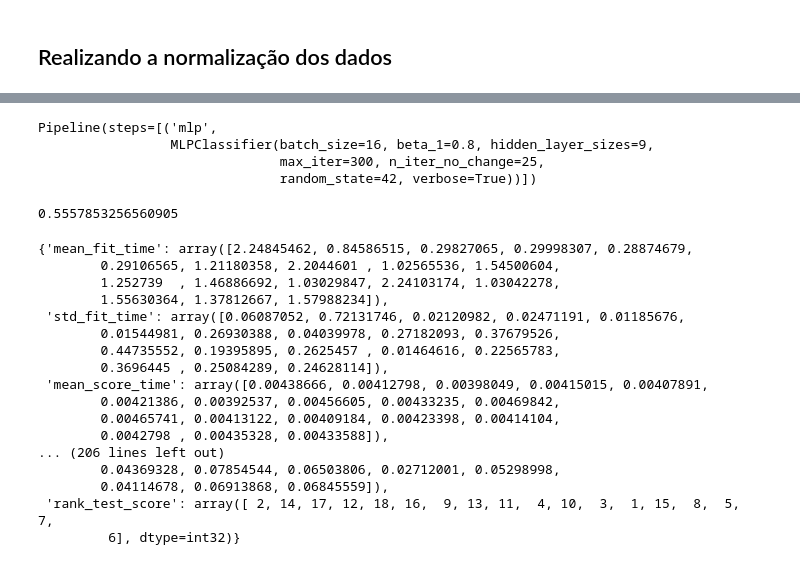
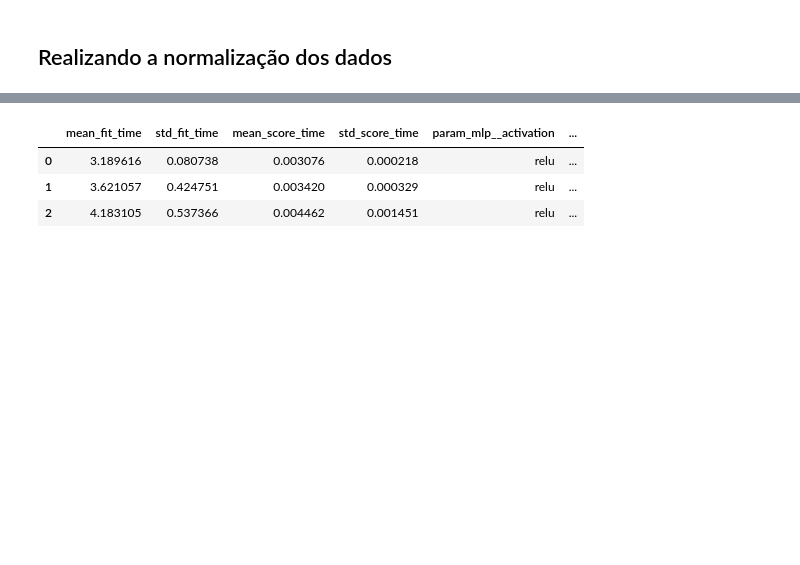
Before and after one commit to jo-alves01/rna-aa3, a Jupyter notebook: rna_mhr.ipynb, the cells around one changed output, grey strips where cells are left out. Saved outputs shown, nothing was run; the diff lists cells and outputs as text; code cells hidden in the pictures; blank space fills up the shorter version.

```diff
--- a/rna_mhr.ipynb
+++ b/rna_mhr.ipynb
@@ -255,8 +234,11 @@ X_norm.head()
 X_train, X_test, y_train, y_test = train_test_split(
     X, y, test_size=0.3, random_state=42
 )
+
+X_train_norm = (X_train - X_train.min(axis=0))/(X_train.max(axis=0) - X_train.min(axis=0))
+X_test_norm = (X_test - X_test.min(axis=0))/(X_test.max(axis=0) - X_test.min(axis=0))
 # %%
-mlp = MLPClassifier( activation='relu', solver='adam', learning_rate_init=0.001, max_iter=300,verbose=True, random_state=42)
+mlp = MLPClassifier( activation='relu', solver='adam', learning_rate_init=0.001, max_iter=300,verbose=False, random_state=42)
 # %%
 pipe = Pipeline([('mlp', mlp)])
 param_grid = {
@@ -268,7 +250,7 @@ param_grid = {
     'mlp__beta_2': [0.999, 0.95, 0.9],
     'mlp__n_iter_no_change': [25],
 }
-grid = GridSearchCV(pipe, param_grid=param_grid, scoring='f1_micro')
+grid = GridSearchCV(pipe, param_grid=param_grid, scoring='recall_micro')
 # %%
-grid.fit(X_train,y_train)
+grid.fit(X_train_norm,y_train)
 # %% [output]
@@ -303,31 +267,8 @@ GridSearchCV(estimator=Pipeline(steps=[('mlp',
-# %%
-grid.best_estimator_
-# %% [output]
-Pipeline(steps=[('mlp',
-                 MLPClassifier(batch_size=16, beta_1=0.8, hidden_layer_sizes=9,
-                               max_iter=300, n_iter_no_change=25,
-                               random_state=42, verbose=True))])
-# %%
-grid.best_score_
-# %% [output]
-0.5557853256560905
-# %%
-grid.cv_results_
-# %% [output]
-{'mean_fit_time': array([2.24845462, 0.84586515, 0.29827065, 0.29998307, 0.28874679,
-        0.29106565, 1.21180358, 2.2044601 , 1.02565536, 1.54500604,
-        1.252739  , 1.46886692, 1.03029847, 2.24103174, 1.03042278,
-        1.55630364, 1.37812667, 1.57988234]),
- 'std_fit_time': array([0.06087052, 0.72131746, 0.02120982, 0.02471191, 0.01185676,
-        0.01544981, 0.26930388, 0.04039978, 0.27182093, 0.37679526,
-        0.44735552, 0.19395895, 0.2625457 , 0.01464616, 0.22565783,
-        0.3696445 , 0.25084289, 0.24628114]),
- 'mean_score_time': array([0.00438666, 0.00412798, 0.00398049, 0.00415015, 0.00407891,
-        0.00421386, 0.00392537, 0.00456605, 0.00433235, 0.00469842,
-        0.00465741, 0.00413122, 0.00409184, 0.00423398, 0.00414104,
-        0.0042798 , 0.00435328, 0.00433588]),
-... (206 lines left out)
-        0.04369328, 0.07854544, 0.06503806, 0.02712001, 0.05298998,
-        0.04114678, 0.06913868, 0.06845559]),
- 'rank_test_score': array([ 2, 14, 17, 12, 18, 16,  9, 13, 11,  4, 10,  3,  1, 15,  8,  5,  7,
-         6], dtype=int32)}
+# %%
+top_3 = pd.DataFrame(grid.cv_results_).sort_values(by="rank_test_score", ignore_index=True)[:3]
+top_3
+# %% [output]
+|  | mean_fit_time | std_fit_time | mean_score_time | std_score_time | param_mlp__activation | ... |
+| 0 | 3.189616 | 0.080738 | 0.003076 | 0.000218 | relu | ... |
+| 1 | 3.621057 | 0.424751 | 0.003420 | 0.000329 | relu | ... |
+| 2 | 4.183105 | 0.537366 | 0.004462 | 0.001451 | relu | ... |
```
Also changed, not shown: parts of 11 cells of this notebook.
